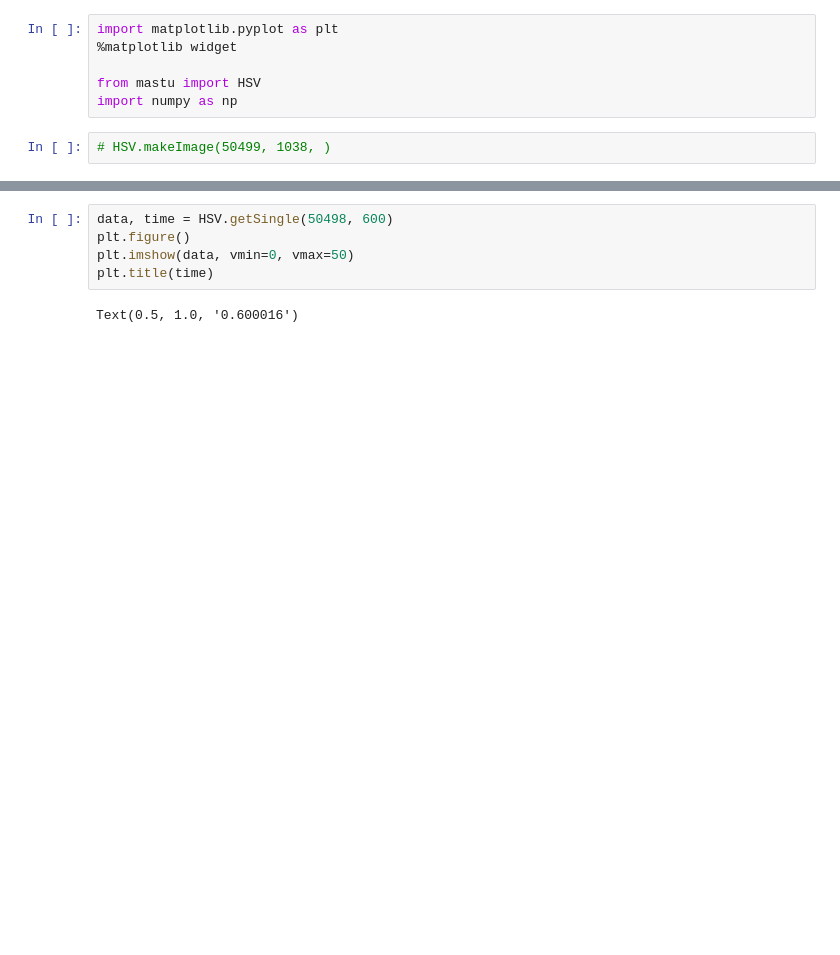
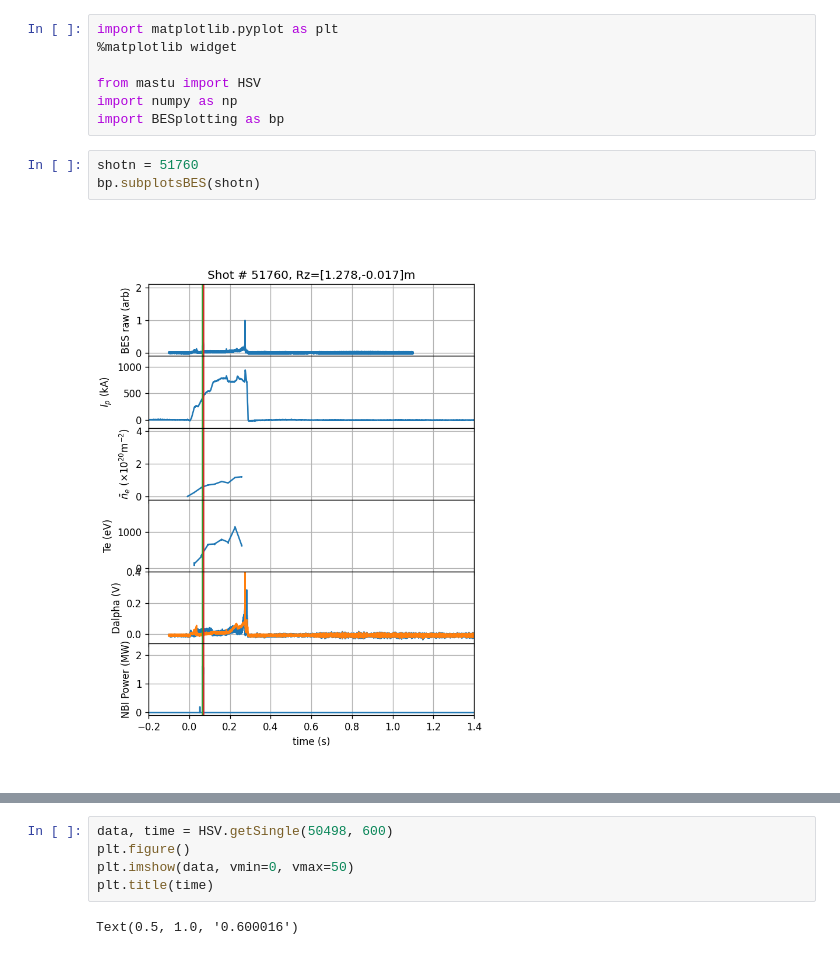
Before and after one commit to JamieDunsmore7/tokamak_inversion_routines, a Jupyter notebook: mastu/Calibration/CalcamImageMaking.ipynb, the cells around one changed output, grey strips where cells are left out. Cells and saved outputs as stored; diff of their text form; blank space fills up the shorter version.

```diff
--- a/mastu/Calibration/CalcamImageMaking.ipynb
+++ b/mastu/Calibration/CalcamImageMaking.ipynb
@@ -4,6 +4,10 @@ import matplotlib.pyplot as plt
 
 from mastu import HSV
 import numpy as np
+import BESplotting as bp
-# %%
-# HSV.makeImage(50499, 1038, )
+# %%
+shotn = 51760
+bp.subplotsBES(shotn)
+# %% [output]
+[figure, added]
 # %%
```
Also changed, not shown: parts of 5 cells of this notebook, 42 other files.
